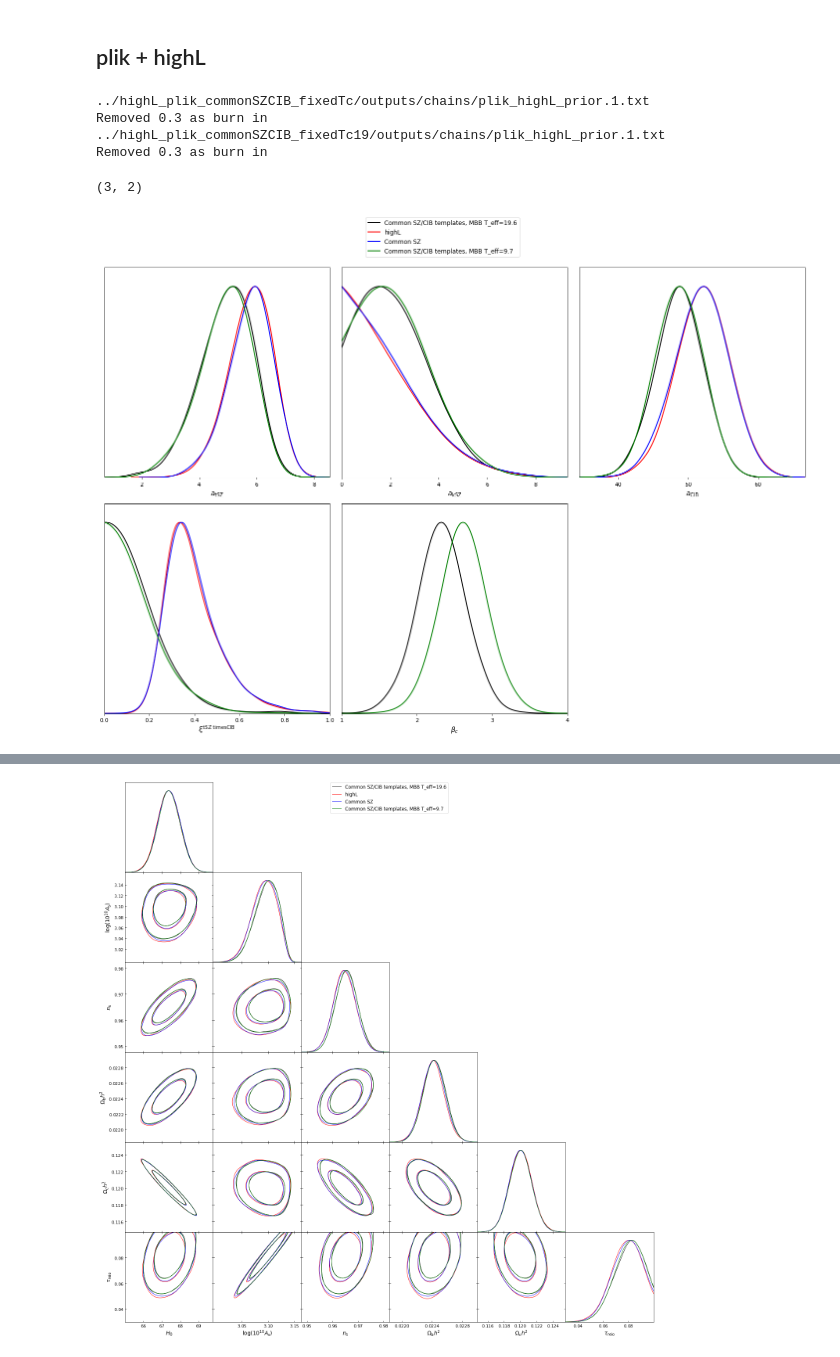
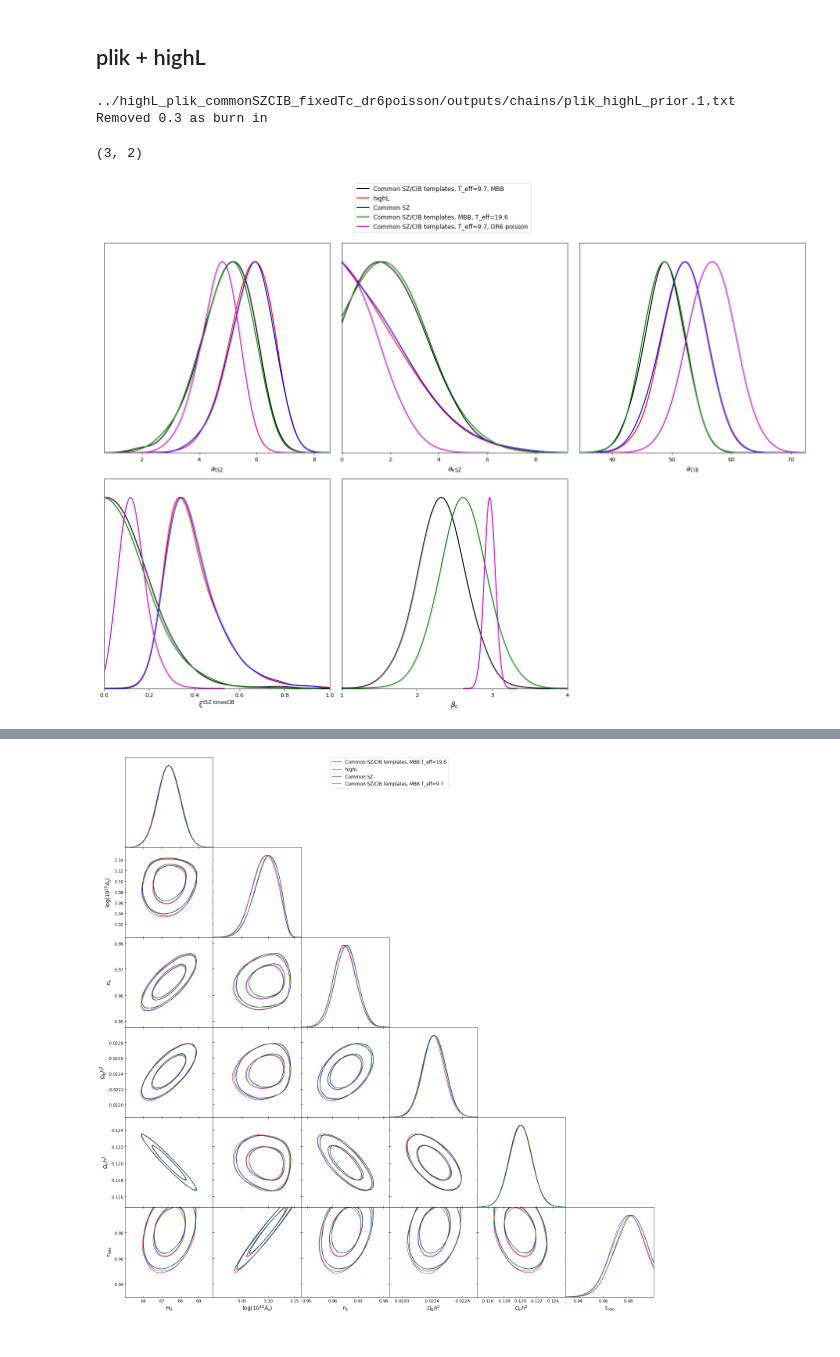
Before and after one commit to beringueb/DR6_fgmodels, a Jupyter notebook: notebooks/Plots.ipynb, the cells around one changed output, grey strips where cells are left out. Cells and saved outputs as stored; diff of their text form; code cells hidden in the pictures.

Commit message:
Channged effective freqs for ACT and SPT (based on ddunkley et al.) + common CIBp amplitude for ACT and SPT CIB p.

```diff
--- a/notebooks/Plots.ipynb
+++ b/notebooks/Plots.ipynb
@@ -39,4 +43,5 @@ samples_highL = loadMCSamples('../highL_plik/outputs/chains/highL_prior', settin
 samples_highL_commonSZ = loadMCSamples('../highL_plik_commonSZ/outputs/chains/highL_prior', settings={'ignore_rows':0.3})
 samples_highL_commonSZCIB_fixedTc = loadMCSamples('../highL_plik_commonSZCIB_fixedTc/outputs/chains/highL_prior', settings={'ignore_rows':0.3})
 samples_highL_commonSZCIB_fixedTc19 = loadMCSamples('../highL_plik_commonSZCIB_fixedTc19/outputs/chains/highL_prior', settings={'ignore_rows':0.3})
+samples_highL_commonSZCIB_fixedTc_dr6poisson = loadMCSamples('../highL_plik_commonSZCIB_fixedTc_dr6poisson/outputs/chains/highL_prior', settings={'ignore_rows':0.3})
 # %% [output]
@@ -67,18 +72,17 @@ samples_plik_highL = loadMCSamples('../highL_plik/outputs/chains/plik_highL_prio
 samples_plik_highL_commonSZ = loadMCSamples('../highL_plik_commonSZ/outputs/chains/plik_highL_prior', settings={'ignore_rows':0.3})
 samples_plik_highL_commonSZCIB_fixedTc = loadMCSamples('../highL_plik_commonSZCIB_fixedTc/outputs/chains/plik_highL_prior', settings={'ignore_rows':0.3})
 samples_plik_highL_commonSZCIB_fixedTc19 = loadMCSamples('../highL_plik_commonSZCIB_fixedTc19/outputs/chains/plik_highL_prior', settings={'ignore_rows':0.3})
+samples_plik_highL_commonSZCIB_fixedTc_dr6poisson = loadMCSamples('../highL_plik_commonSZCIB_fixedTc_dr6poisson/outputs/chains/plik_highL_prior', settings={'ignore_rows':0.3})
 # %% [output]
-../highL_plik_commonSZCIB_fixedTc/outputs/chains/plik_highL_prior.1.txt
+../highL_plik_commonSZCIB_fixedTc_dr6poisson/outputs/chains/plik_highL_prior.1.txt
 Removed 0.3 as burn in
-../highL_plik_commonSZCIB_fixedTc19/outputs/chains/plik_highL_prior.1.txt
-Removed 0.3 as burn in
 # %%
 g = plots.get_subplot_plotter(width_inch=20)
-g.plots_1d([ samples_plik_highL_commonSZCIB_fixedTc19, samples_plik_highL, samples_plik_highL_commonSZ, samples_plik_highL_commonSZCIB_fixedTc],
-           params_common, nx=3, legend_labels=["Common SZ/CIB templates, MBB T_eff=19.6", "highL", "Common SZ","Common SZ/CIB templates, MBB T_eff=9.7" ])
+g.plots_1d([ samples_plik_highL_commonSZCIB_fixedTc19, samples_plik_highL, samples_plik_highL_commonSZ, samples_plik_highL_commonSZCIB_fixedTc, samples_highL_commonSZCIB_fixedTc_dr6poisson],
+           params_common, nx=3, legend_labels=["Common SZ/CIB templates, T_eff=9.7, MBB", "highL", "Common SZ","Common SZ/CIB templates, MBB, T_eff=19.6", "Common SZ/CIB templates, T_eff=9.7, DR6 poisson" ])
 # %% [output]
 (3, 2)
-[figure, old version]
+[figure, new version]
 # %%
 g = plots.get_subplot_plotter(width_inch=20)
 g.plots_1d([ samples_plik_highL_commonSZCIB_fixedTc19, samples_plik_highL, samples_plik_highL_commonSZ, samples_plik_highL_commonSZCIB_fixedTc],
```
Also changed, not shown: parts of 6 cells of this notebook, 9 other files.
